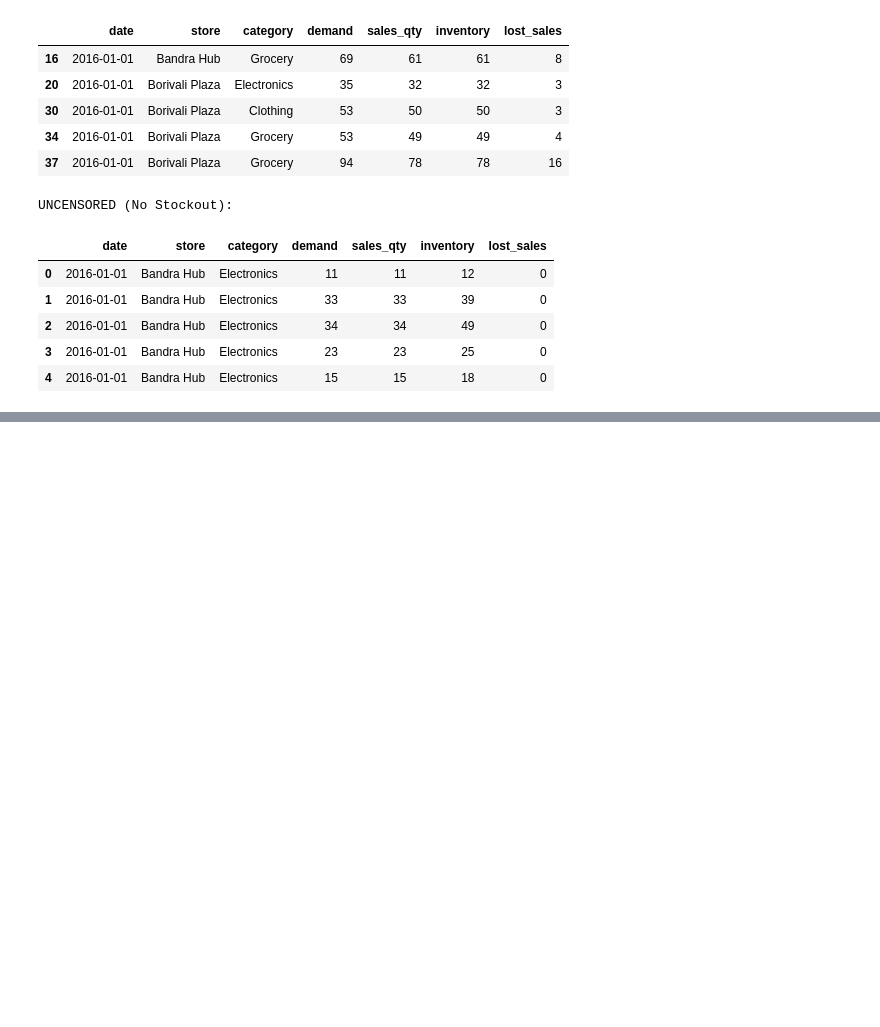
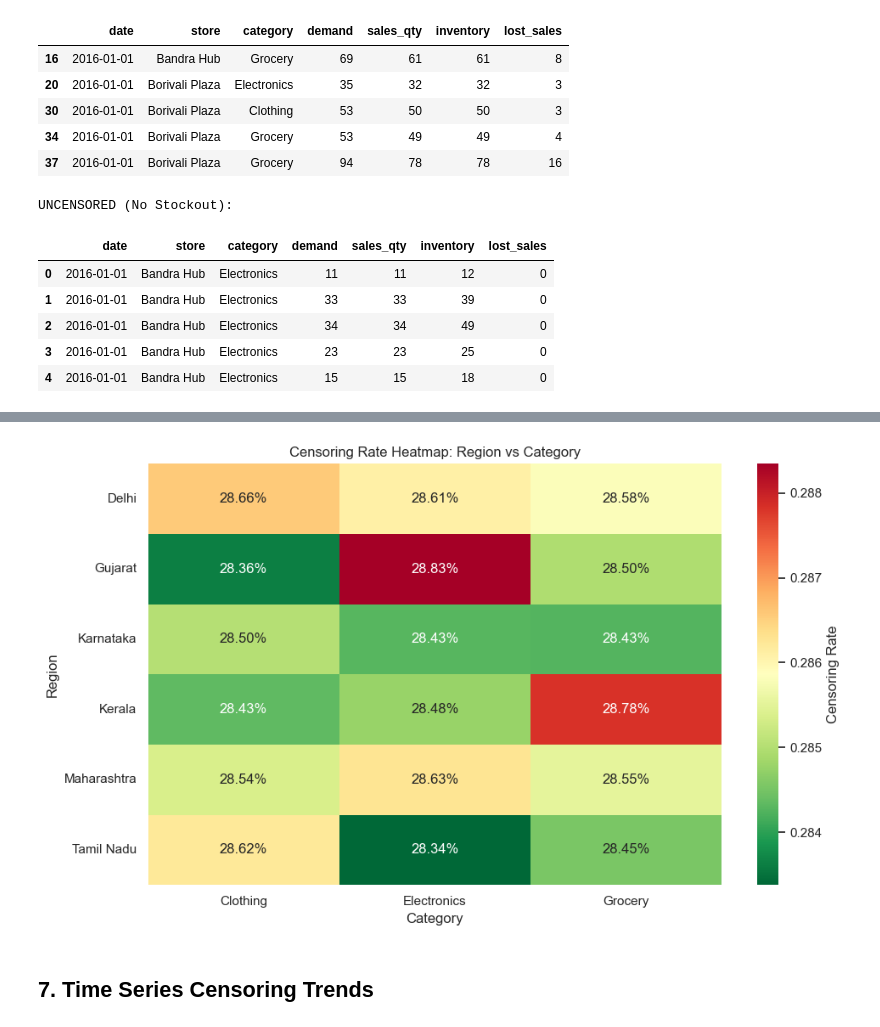
Before and after one commit to rejojose55625/demandEngine, a Jupyter notebook: notebooks/censored_demand_analysis.ipynb, the cells around one changed output, grey strips where cells are left out. Saved outputs shown, nothing was run; the diff lists cells and outputs as text; code cells hidden in the pictures; blank space fills up the shorter version.

```diff
--- a/notebooks/censored_demand_analysis.ipynb
+++ b/notebooks/censored_demand_analysis.ipynb
@@ -179,0 +337,8 @@ UNCENSORED (No Stockout):
+# %%
+# Heatmap: Region v/s Category
+pivot_censoring = df.pivot_table(
+    index = 'region',
+    columns = 'category',
+    values = 'stockout_flag',
+    aggfunc = 'mean'
+); pivot_censoring
@@ -179,0 +354,12 @@ UNCENSORED (No Stockout):
+# %%
+plt.figure(figsize = (10, 6))
+sns.heatmap(pivot_censoring, annot = True, fmt = '.2%', cmap = 'RdYlGn_r', cbar_kws = {'label': 'Censoring Rate'})
+plt.title('Censoring Rate Heatmap: Region vs Category')
+plt.xlabel('Category')
+plt.ylabel('Region')
+plt.tight_layout()
+plt.show()
+# %% [output]
+[figure, added]
+# %% [markdown]
+## 7. Time Series Censoring Trends
```
Also changed, not shown: parts of 15 cells of this notebook.
